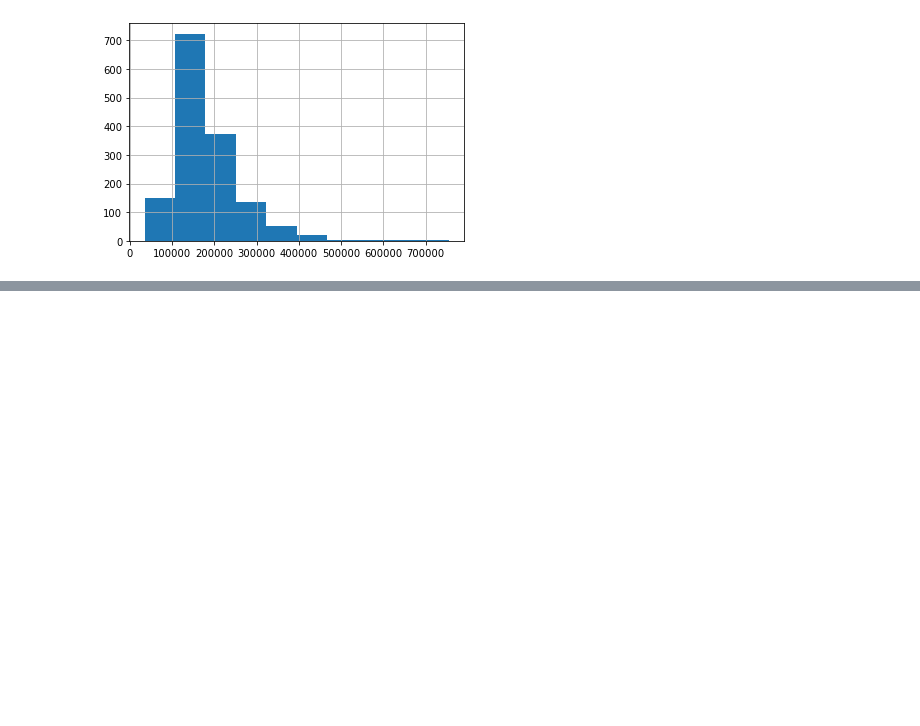
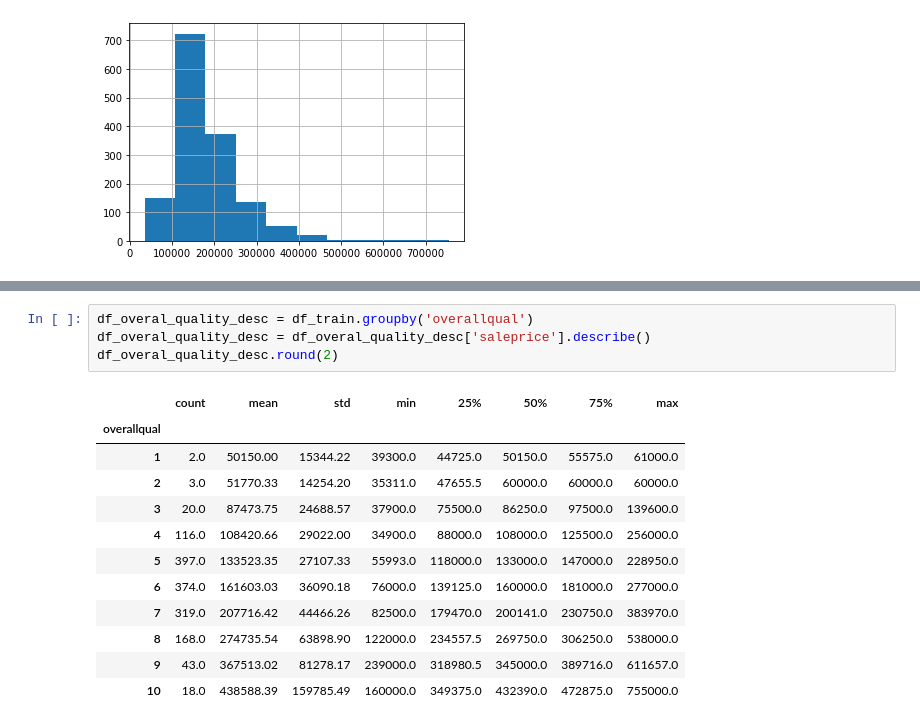
Before and after one commit to ViniciusHolanda001/House_Prices, a Jupyter notebook: notebook/eda_house_prices.ipynb, the cells around one changed output, grey strips where cells are left out. Saved outputs shown, nothing was run; the diff lists cells and outputs as text; blank space fills up the shorter version.

```diff
--- a/notebook/eda_house_prices.ipynb
+++ b/notebook/eda_house_prices.ipynb
@@ -170,0 +179,17 @@ df_train['saleprice'].hist()
+# %%
+df_overal_quality_desc = df_train.groupby('overallqual')
+df_overal_quality_desc = df_overal_quality_desc['saleprice'].describe()
+df_overal_quality_desc.round(2)
+# %% [output]
+|  | count | mean | std | min | 25% | 50% | 75% | max |
+| overallqual |  |  |  |  |  |  |  |  |
+| 1 | 2.0 | 50150.00 | 15344.22 | 39300.0 | 44725.0 | 50150.0 | 55575.0 | 61000.0 |
+| 2 | 3.0 | 51770.33 | 14254.20 | 35311.0 | 47655.5 | 60000.0 | 60000.0 | 60000.0 |
+| 3 | 20.0 | 87473.75 | 24688.57 | 37900.0 | 75500.0 | 86250.0 | 97500.0 | 139600.0 |
+| 4 | 116.0 | 108420.66 | 29022.00 | 34900.0 | 88000.0 | 108000.0 | 125500.0 | 256000.0 |
+| 5 | 397.0 | 133523.35 | 27107.33 | 55993.0 | 118000.0 | 133000.0 | 147000.0 | 228950.0 |
+| 6 | 374.0 | 161603.03 | 36090.18 | 76000.0 | 139125.0 | 160000.0 | 181000.0 | 277000.0 |
+| 7 | 319.0 | 207716.42 | 44466.26 | 82500.0 | 179470.0 | 200141.0 | 230750.0 | 383970.0 |
+| 8 | 168.0 | 274735.54 | 63898.90 | 122000.0 | 234557.5 | 269750.0 | 306250.0 | 538000.0 |
+| 9 | 43.0 | 367513.02 | 81278.17 | 239000.0 | 318980.5 | 345000.0 | 389716.0 | 611657.0 |
+| 10 | 18.0 | 438588.39 | 159785.49 | 160000.0 | 349375.0 | 432390.0 | 472875.0 | 755000.0 |
```
Also changed, not shown: parts of 5 cells of this notebook.
